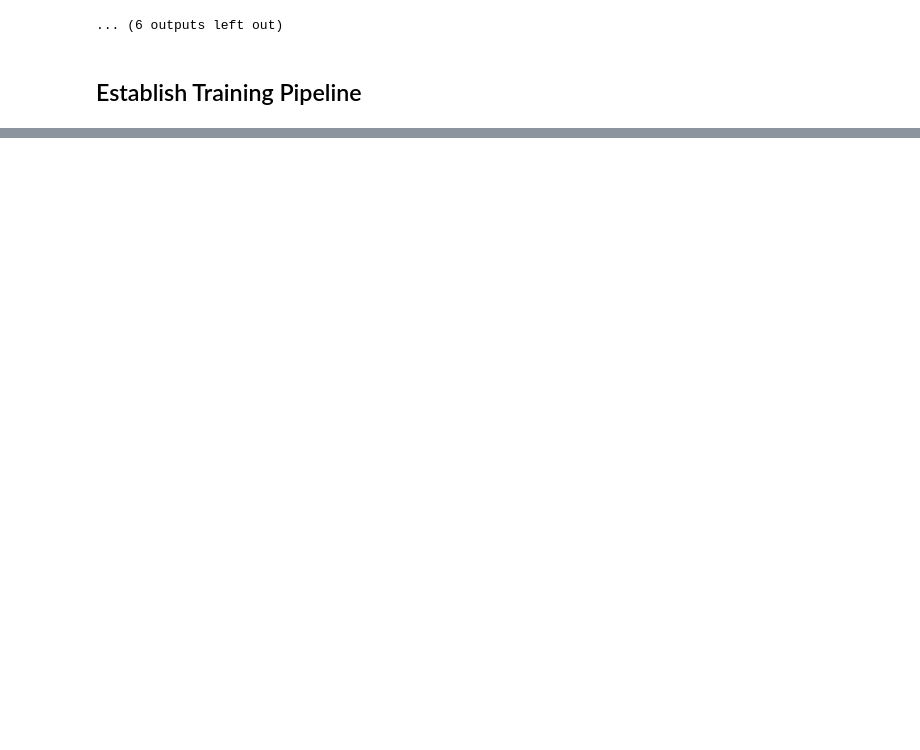
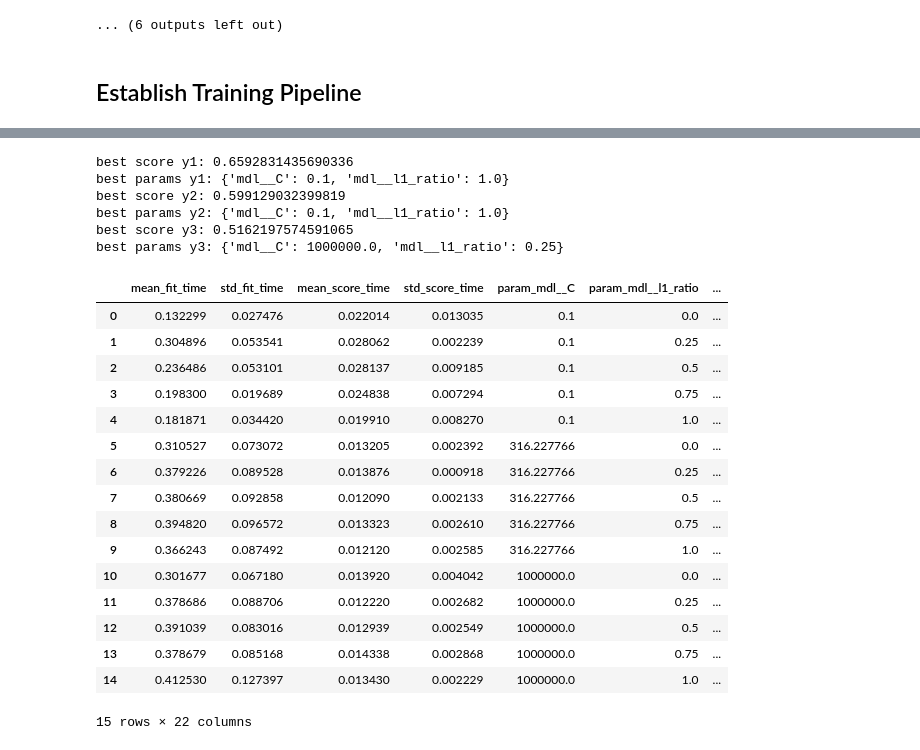
Before and after one commit to tyslas/CS5265-tyslas-nfl-spread-line-outcomes, a Jupyter notebook: NFLSpreadAndLineOutcomes.ipynb, the cells around one changed output, grey strips where cells are left out. Cells and saved outputs as stored; diff of their text form; code cells hidden in the pictures; blank space fills up the shorter version.

```diff
--- a/NFLSpreadAndLineOutcomes.ipynb
+++ b/NFLSpreadAndLineOutcomes.ipynb
@@ -653,0 +727,9 @@ Name: spread_favorite_covered, dtype: int64
+# %%
+# build two separate pipes, one for handling numeric data and the other for categorical data
+
+# not sure if I need this pipeline since I have already create the categorical columns
+cat_pipeline = Pipeline(steps=[('cat_impute', SimpleImputer(strategy = 'most_frequent')),
+                               ('onehot_cat', OneHotEncoder())])
+
+num_pipeline = Pipeline(steps=[('impute_num', SimpleImputer(strategy='mean', missing_values=np.nan)),
+                               ('scale_num', StandardScaler())])
@@ -653,0 +763,10 @@ Name: spread_favorite_covered, dtype: int64
+# %%
+# generate the entire training pipeline with preprocessing and modeling
+# use the LogisticRegression model and choose its initial parameters
+# I used penalty='elasticnet', solver='saga', tol=0.01, but you are welcome to try other parameters
+pipe = Pipeline(steps = [('preproc', preproc),
+                       ('mdl', LogisticRegression(penalty = 'elasticnet', solver = 'saga', tol = 0.01))])
+
+# visualization of the pipeline
+with config_context(display = 'diagram'):
+    display(pipe)
@@ -653,0 +793,11 @@ Name: spread_favorite_covered, dtype: int64
+# %%
+# cross validation and hyperparameter tuning
+tuning_grid = {'mdl__l1_ratio' : np.linspace(0,1,5),
+               'mdl__C': np.logspace(-1, 6, 3) }
+
+# y = f1(x): f1 = 1.2x1 + 2.5x2 + 3.1x3 + 10
+# y = f2(x): f2 = -1.2x1 + 0.5x2 + 3.1x3 + 10
+# TODO: choose your cv folds
+grid_search_y1 = GridSearchCV(pipe, param_grid = tuning_grid, cv = 5, return_train_score = True, n_jobs = -1)
+grid_search_y2 = GridSearchCV(pipe, param_grid = tuning_grid, cv = 5, return_train_score = True, n_jobs = -1)
+grid_search_y3 = GridSearchCV(pipe, param_grid = tuning_grid, cv = 5, return_train_score = True, n_jobs = -1)
@@ -653,0 +815,3 @@ Name: spread_favorite_covered, dtype: int64
+# %%
+# train against y1_train - favorite_won
+grid_search_y1.fit(X_train, y1_train.values.ravel()) # bulk of training
@@ -653,0 +878,38 @@ Name: spread_favorite_covered, dtype: int64
+# %%
+# check the scores and params
+print(f'best score y1: {grid_search_y1.best_score_}')
+print(f'best params y1: {grid_search_y1.best_params_}')
+
+print(f'best score y2: {grid_search_y2.best_score_}')
+print(f'best params y2: {grid_search_y2.best_params_}')
+
+print(f'best score y3: {grid_search_y3.best_score_}')
+print(f'best params y3: {grid_search_y3.best_params_}')
+# %% [output]
+best score y1: 0.6592831435690336
+best params y1: {'mdl__C': 0.1, 'mdl__l1_ratio': 1.0}
+best score y2: 0.599129032399819
+best params y2: {'mdl__C': 0.1, 'mdl__l1_ratio': 1.0}
+best score y3: 0.5162197574591065
+best params y3: {'mdl__C': 1000000.0, 'mdl__l1_ratio': 0.25}
+# %%
+# visualize y1 results
+pd.DataFrame(grid_search_y1.cv_results_)
+# %% [output]
+|  | mean_fit_time | std_fit_time | mean_score_time | std_score_time | param_mdl__C | param_mdl__l1_ratio | ... |
+| 0 | 0.132299 | 0.027476 | 0.022014 | 0.013035 | 0.1 | 0.0 | ... |
+| 1 | 0.304896 | 0.053541 | 0.028062 | 0.002239 | 0.1 | 0.25 | ... |
+| 2 | 0.236486 | 0.053101 | 0.028137 | 0.009185 | 0.1 | 0.5 | ... |
+| 3 | 0.198300 | 0.019689 | 0.024838 | 0.007294 | 0.1 | 0.75 | ... |
+| 4 | 0.181871 | 0.034420 | 0.019910 | 0.008270 | 0.1 | 1.0 | ... |
+| 5 | 0.310527 | 0.073072 | 0.013205 | 0.002392 | 316.227766 | 0.0 | ... |
+| 6 | 0.379226 | 0.089528 | 0.013876 | 0.000918 | 316.227766 | 0.25 | ... |
+| 7 | 0.380669 | 0.092858 | 0.012090 | 0.002133 | 316.227766 | 0.5 | ... |
+| 8 | 0.394820 | 0.096572 | 0.013323 | 0.002610 | 316.227766 | 0.75 | ... |
+| 9 | 0.366243 | 0.087492 | 0.012120 | 0.002585 | 316.227766 | 1.0 | ... |
+| 10 | 0.301677 | 0.067180 | 0.013920 | 0.004042 | 1000000.0 | 0.0 | ... |
+| 11 | 0.378686 | 0.088706 | 0.012220 | 0.002682 | 1000000.0 | 0.25 | ... |
+| 12 | 0.391039 | 0.083016 | 0.012939 | 0.002549 | 1000000.0 | 0.5 | ... |
+| 13 | 0.378679 | 0.085168 | 0.014338 | 0.002868 | 1000000.0 | 0.75 | ... |
+| 14 | 0.412530 | 0.127397 | 0.013430 | 0.002229 | 1000000.0 | 1.0 | ... |
+15 rows × 22 columns
```
Also changed, not shown: parts of 34 cells of this notebook.
